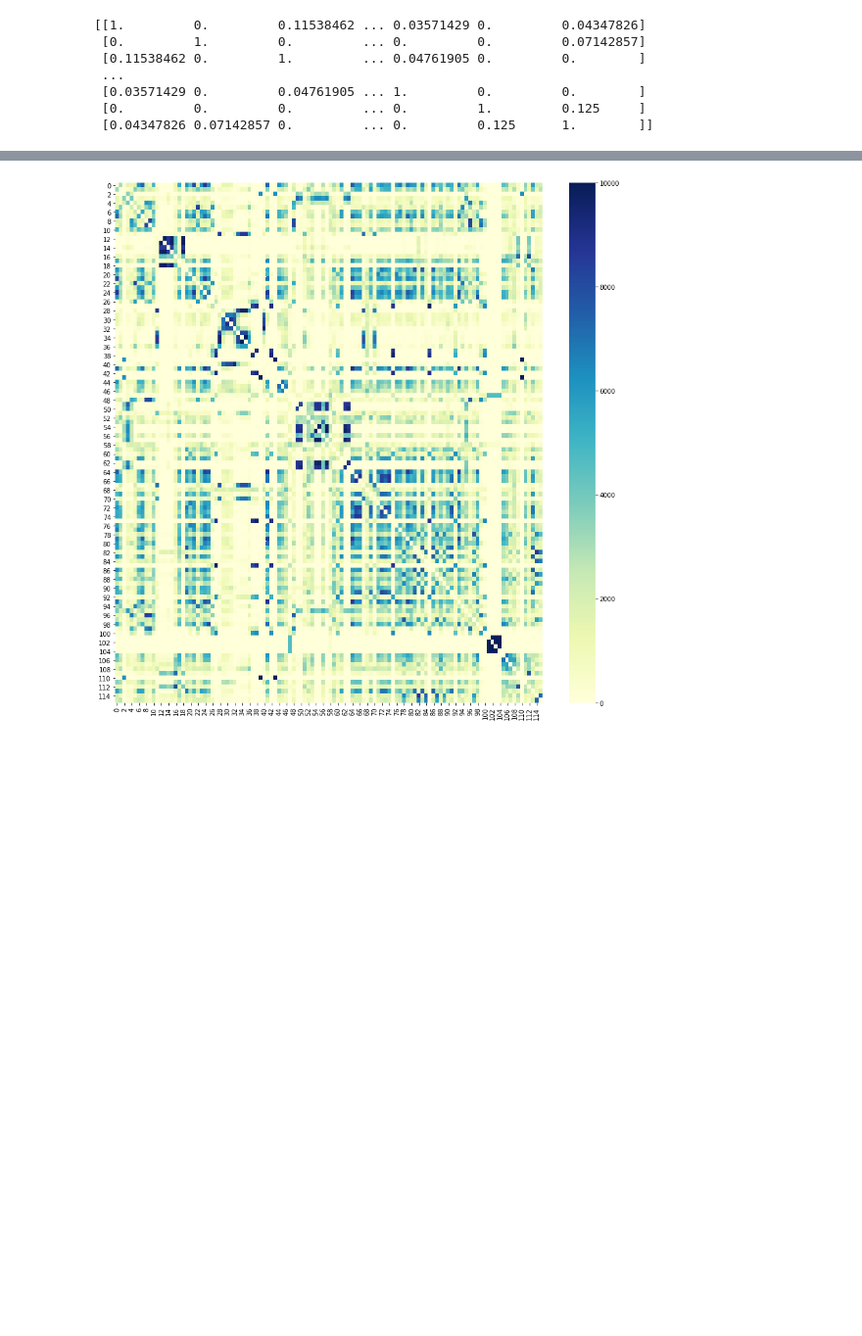
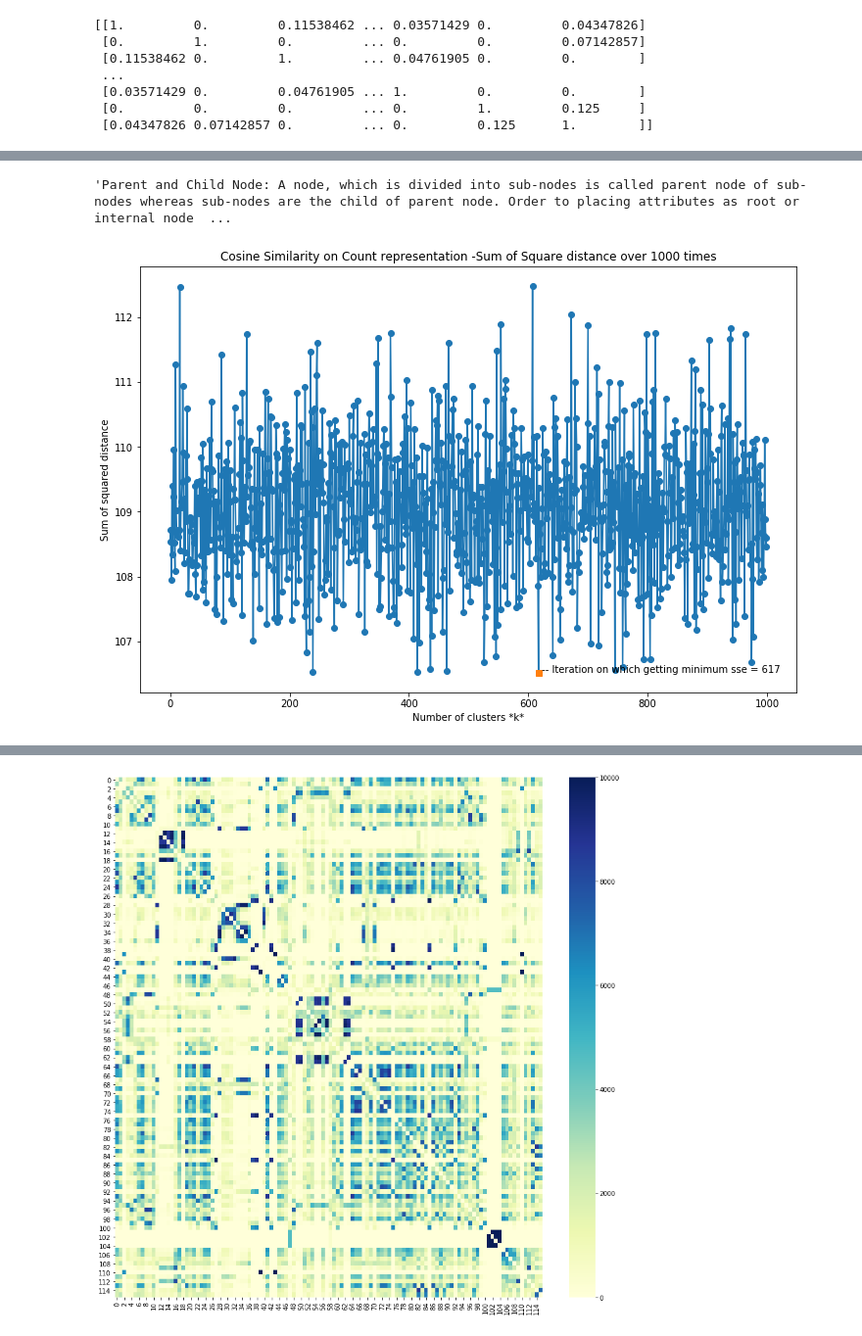
Before and after one commit to sk23jatin/Text-Summarization, a Jupyter notebook: next semester work/Recent work.ipynb, the cells around one changed output, grey strips where cells are left out. Shown at 98% size. Cells and saved outputs as stored; diff of their text form; code cells hidden in the pictures; blank space fills up the shorter version.

```diff
--- a/next semester work/Recent work.ipynb
+++ b/next semester work/Recent work.ipynb
@@ -505,0 +577,5 @@ plt.ylabel('Sum of squared distance');
+# %%
+summary_func_n_iter(cosine_count,"Cosine Similarity","Count representation" )
+# %% [output]
+'Parent and Child Node: A node, which is divided into sub-nodes is called parent node of sub-nodes whereas sub-nodes are the child of parent node. Order to placing attributes as root or internal node  ...
+[figure, added]
```
Also changed, not shown: parts of 26 cells of this notebook, 19 other files.
